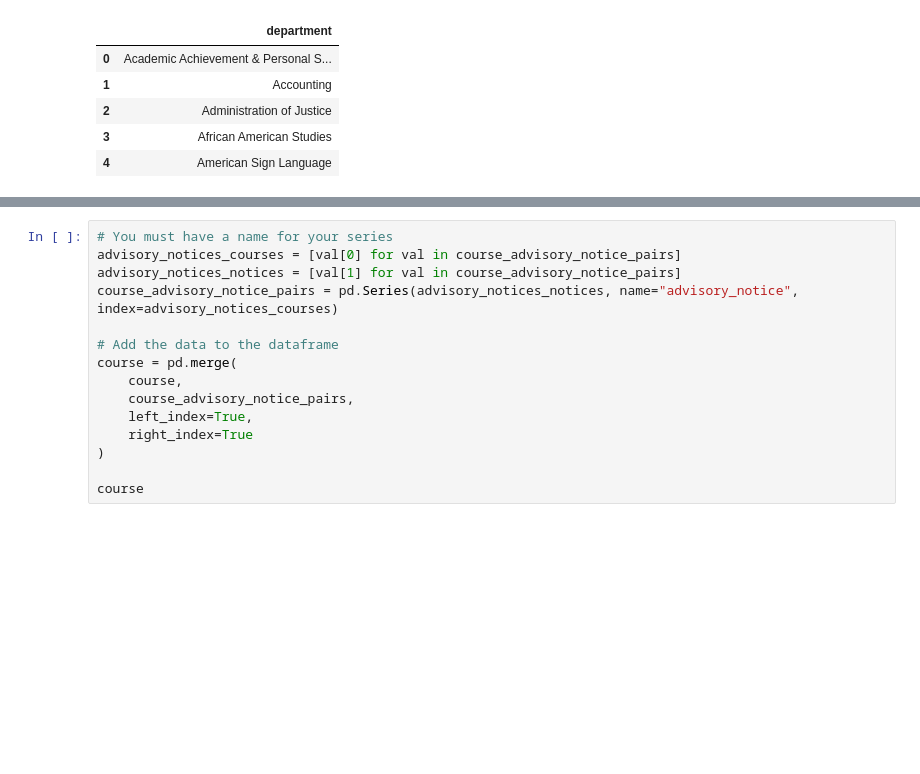
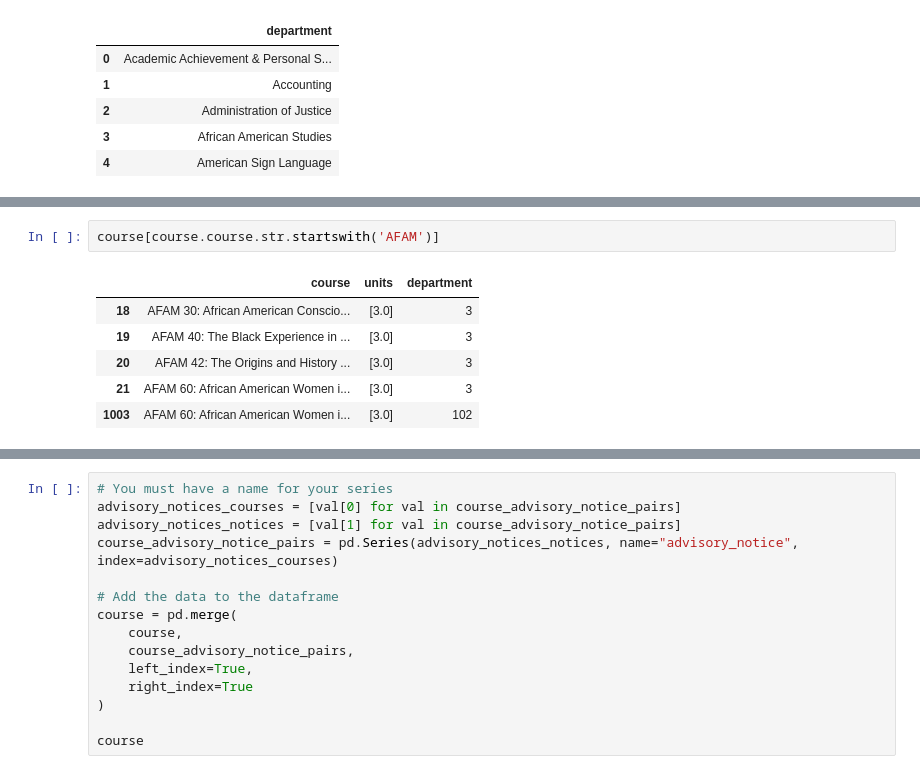
Before and after one commit to ChrisPleman/course_catalog_dashboard, a Jupyter notebook: discovery.ipynb, the cells around one changed output, grey strips where cells are left out. Drawn from its saved outputs; the diff is of its cells as text; blank space fills up the shorter version.

```diff
--- a/discovery.ipynb
+++ b/discovery.ipynb
@@ -624,0 +692,9 @@ for page_number, page in enumerate(reader.pages):
+# %%
+course[course.course.str.startswith('AFAM')]
+# %% [output]
+|  | course | units | department |
+| 18 | AFAM 30: African American Conscio... | [3.0] | 3 |
+| 19 | AFAM 40: The Black Experience in ... | [3.0] | 3 |
+| 20 | AFAM 42: The Origins and History ... | [3.0] | 3 |
+| 21 | AFAM 60: African American Women i... | [3.0] | 3 |
+| 1003 | AFAM 60: African American Women i... | [3.0] | 102 |
```
Also changed, not shown: parts of 7 cells of this notebook.
